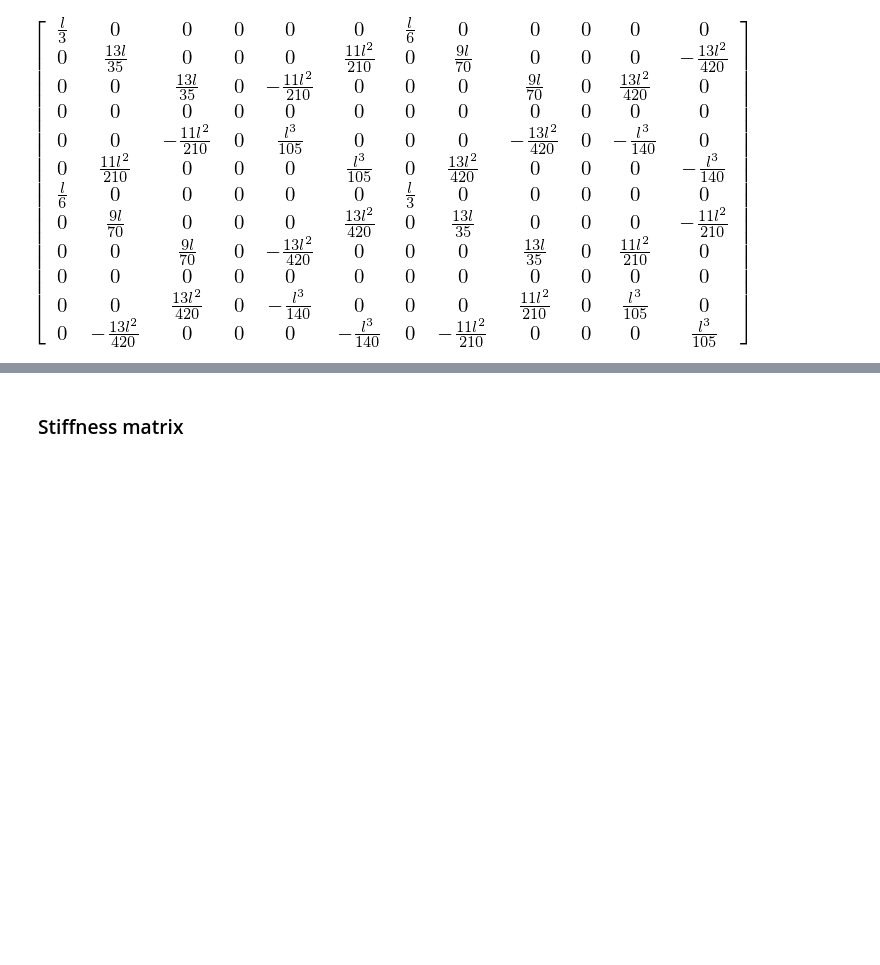
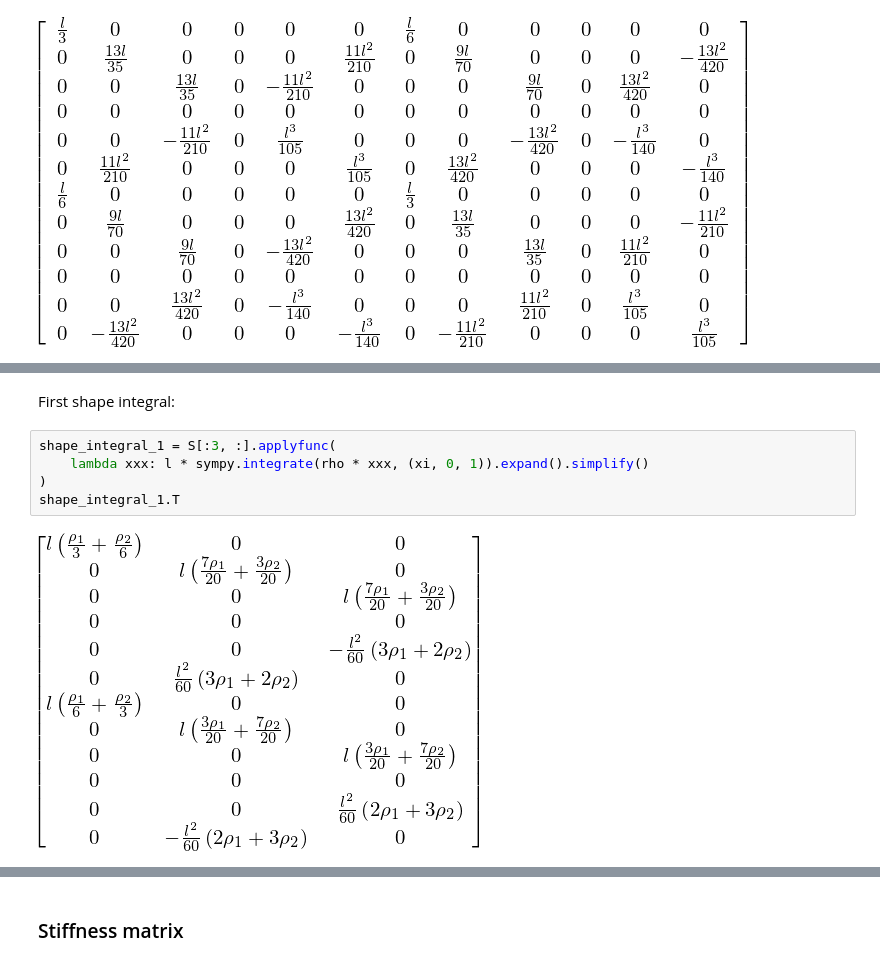
Before and after one commit to ricklupton/beamfe, a Jupyter notebook: theory/FE element matrices.ipynb, the cells around one changed output, grey strips where cells are left out. Drawn from its saved outputs; the diff is of its cells as text; blank space fills up the shorter version.

```diff
--- a/theory/FE element matrices.ipynb
+++ b/theory/FE element matrices.ipynb
@@ -101,0 +111,9 @@ e = MutableDenseMatrix([[l*(3*rho_1 + rho_2)/12, 0, 0, 0, 0, 0, l*(rho_1 + rho_2
+# %% [markdown]
+First shape integral:
+# %%
+shape_integral_1 = S[:3, :].applyfunc(
+    lambda xxx: l * sympy.integrate(rho * xxx, (xi, 0, 1)).expand().simplify()
+)
+shape_integral_1.T
+# %% [output]
+[figure, added]
```
Also changed, not shown: parts of 36 cells of this notebook, 1 other file.
